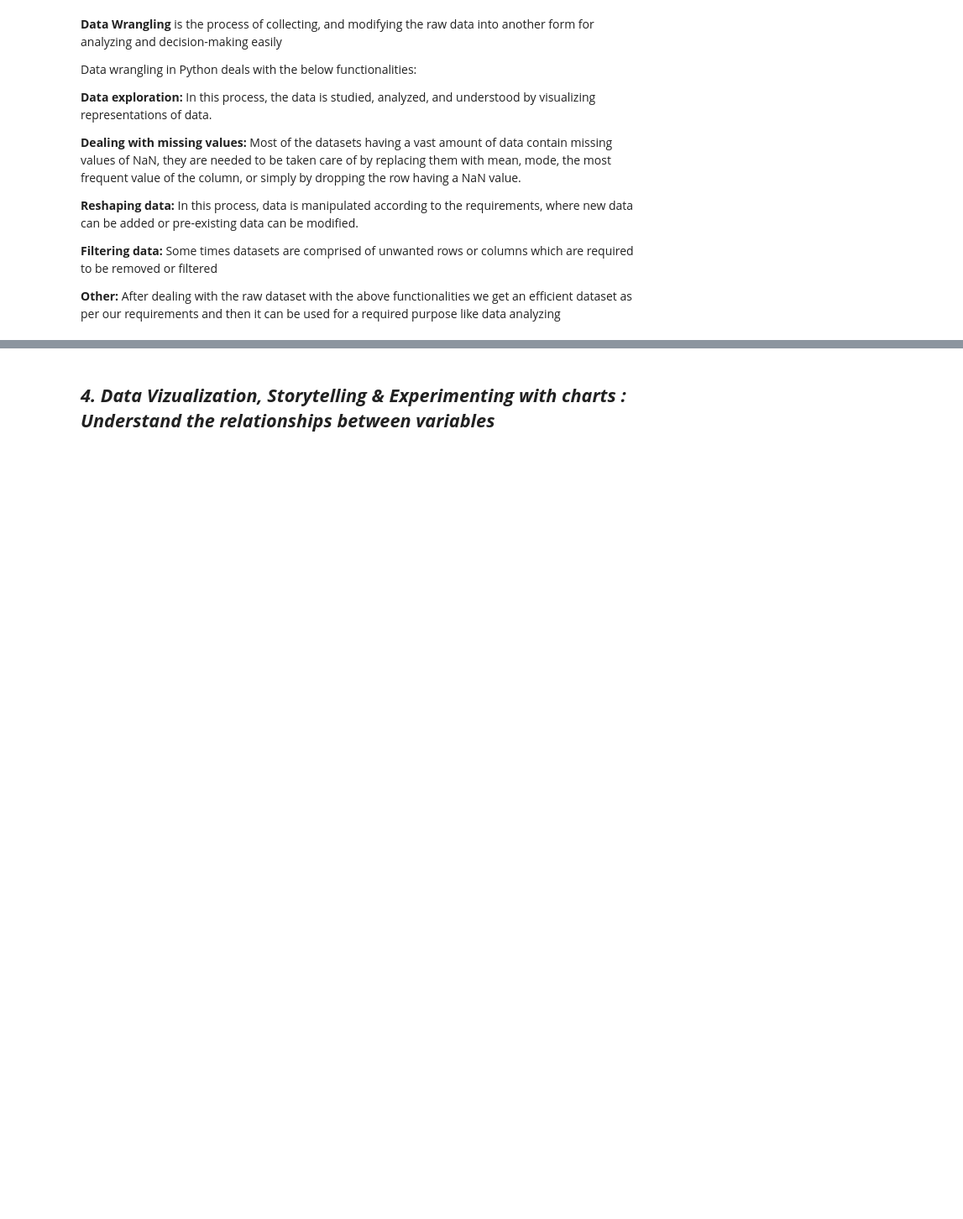
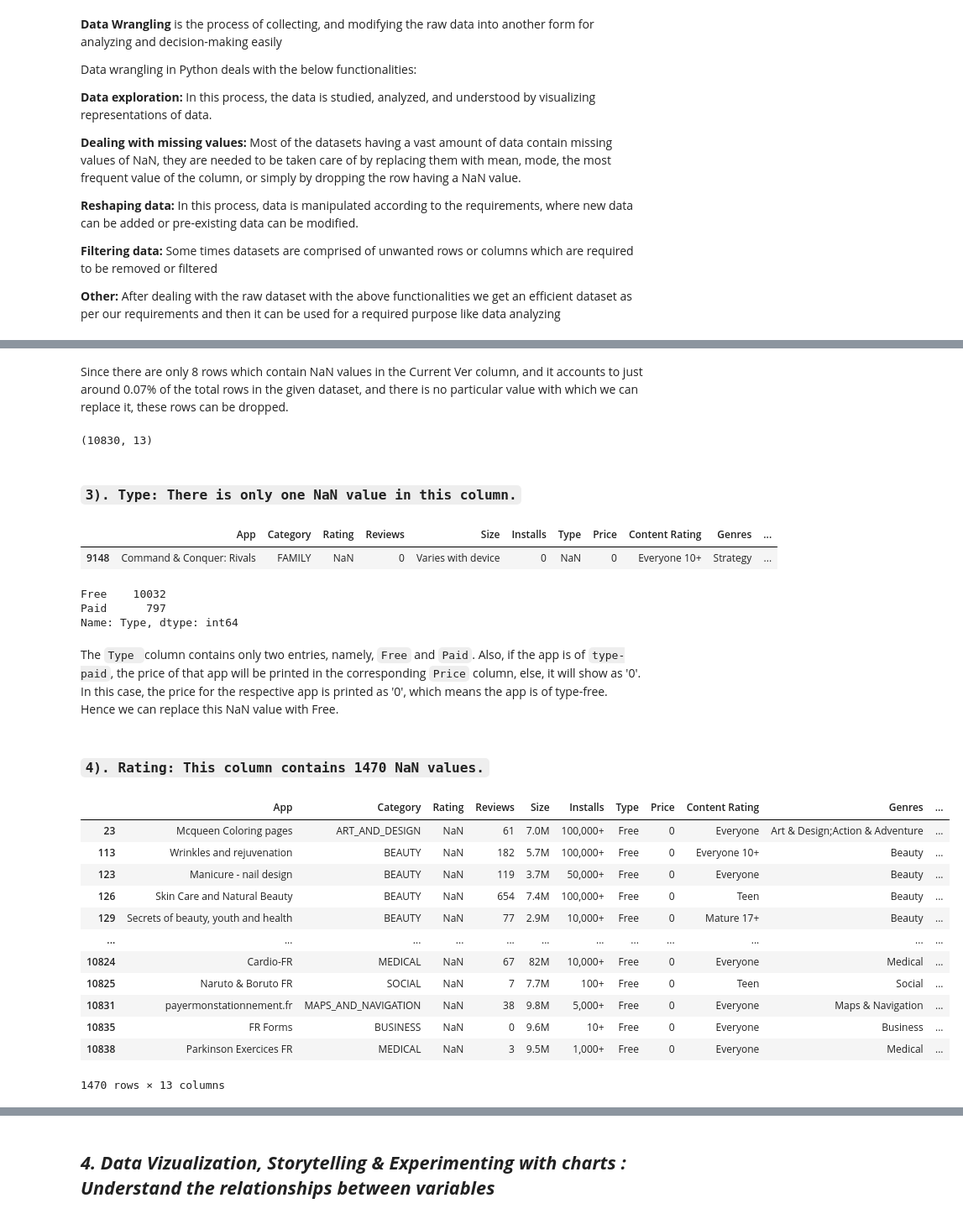
Before and after one commit to hbansal27/Google_Play_Store_Apps_Ratings_EDA, a Jupyter notebook: Play_Store_App_Review_Analysis_EDA.ipynb, the cells around one changed output, grey strips where cells are left out. Shown at 84% size. Drawn from its saved outputs; the diff is of its cells as text; code cells hidden in the pictures; blank space fills up the shorter version.

Commit message:
Handling The NaN Values and Duplicate Data in Datasets

```diff
--- a/Play_Store_App_Review_Analysis_EDA.ipynb
+++ b/Play_Store_App_Review_Analysis_EDA.ipynb
@@ -446,0 +501,5 @@ Data wrangling in Python deals with the below functionalities:
+# %%
+# dropping rows corresponding to the to the NaN values in the 'Android Ver' column.
+ps_data=ps_data[ps_data['Android Ver'].notna()]
+# Shape of the updated dataframe
+ps_data.shape
@@ -446,0 +525,48 @@ Data wrangling in Python deals with the below functionalities:
+# %% [markdown]
+Since there are only 8 rows which contain NaN values in the Current Ver column, and it accounts to just around 0.07% of the total rows in the given dataset, and there is no particular value with which we can replace it, these rows can be dropped.
+# %%
+# dropping rows corresponding to the values which contain NaN in the column 'Current Ver'.
+ps_data=ps_data[ps_data["Current Ver"].notna()]
+# Shape of the updated dataframe
+ps_data.shape
+# %% [output]
+(10830, 13)
+# %% [markdown]
+### `3). Type: There is only one NaN value in this column.`
+# %%
+# The row containing NaN values in the Type column
+ps_data[ps_data["Type"].isnull()]
+# %% [output]
+|  | App | Category | Rating | Reviews | Size | Installs | Type | Price | Content Rating | Genres | ... |
+| 9148 | Command & Conquer: Rivals | FAMILY | NaN | 0 | Varies with device | 0 | NaN | 0 | Everyone 10+ | Strategy | ... |
+# %%
+# Finding the different values the 'Type' column takes
+ps_data["Type"].value_counts()
+# %% [output]
+Free    10032
+Paid      797
+Name: Type, dtype: int64
+# %% [markdown]
+The `Type `column contains only two entries, namely, `Free` and `Paid`. Also, if the app is of `type-paid`, the price of that app will be printed in the corresponding `Price` column, else, it will show as '0'. In this case, the price for the respective app is printed as '0', which means the app is of type-free. Hence we can replace this NaN value with Free.
+# %%
+# Replacing the NaN value in 'Type' column corresponding to row index 9148 with 'Free'
+ps_data.loc[9148,'Type']='Free'
+# %% [markdown]
+### `4). Rating: This column contains 1470 NaN values.`
+# %%
+# The rows containing NaN values in the Rating column
+ps_data[ps_data['Rating'].isnull()]
+# %% [output]
+|  | App | Category | Rating | Reviews | Size | Installs | Type | Price | Content Rating | Genres | ... |
+| 23 | Mcqueen Coloring pages | ART_AND_DESIGN | NaN | 61 | 7.0M | 100,000+ | Free | 0 | Everyone | Art & Design;Action & Adventure | ... |
+| 113 | Wrinkles and rejuvenation | BEAUTY | NaN | 182 | 5.7M | 100,000+ | Free | 0 | Everyone 10+ | Beauty | ... |
+| 123 | Manicure - nail design | BEAUTY | NaN | 119 | 3.7M | 50,000+ | Free | 0 | Everyone | Beauty | ... |
+| 126 | Skin Care and Natural Beauty | BEAUTY | NaN | 654 | 7.4M | 100,000+ | Free | 0 | Teen | Beauty | ... |
+| 129 | Secrets of beauty, youth and health | BEAUTY | NaN | 77 | 2.9M | 10,000+ | Free | 0 | Mature 17+ | Beauty | ... |
+| ... | ... | ... | ... | ... | ... | ... | ... | ... | ... | ... | ... |
+| 10824 | Cardio-FR | MEDICAL | NaN | 67 | 82M | 10,000+ | Free | 0 | Everyone | Medical | ... |
+| 10825 | Naruto & Boruto FR | SOCIAL | NaN | 7 | 7.7M | 100+ | Free | 0 | Teen | Social | ... |
+| 10831 | payermonstationnement.fr | MAPS_AND_NAVIGATION | NaN | 38 | 9.8M | 5,000+ | Free | 0 | Everyone | Maps & Navigation | ... |
+| 10835 | FR Forms | BUSINESS | NaN | 0 | 9.6M | 10+ | Free | 0 | Everyone | Business | ... |
+| 10838 | Parkinson Exercices FR | MEDICAL | NaN | 3 | 9.5M | 1,000+ | Free | 0 | Everyone | Medical | ... |
+1470 rows × 13 columns
```
Also changed, not shown: parts of 43 cells of this notebook.
